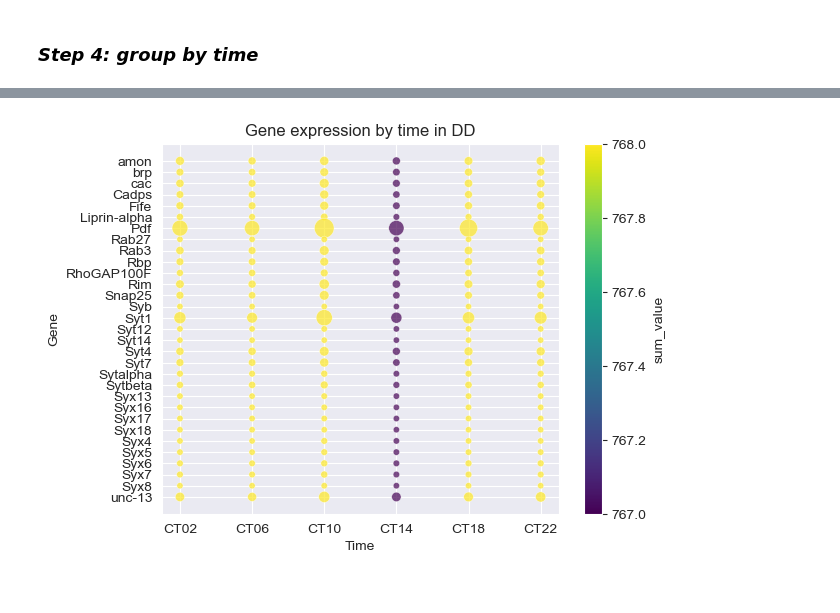
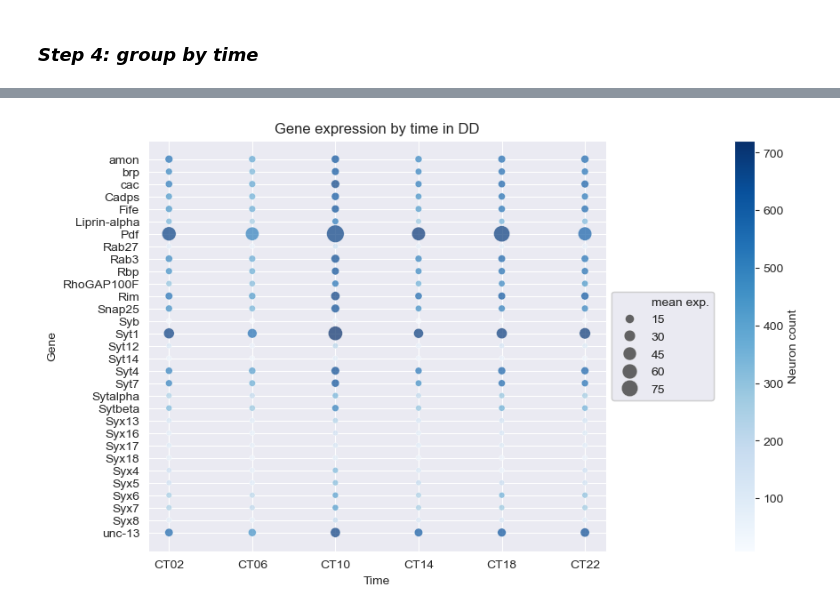
Before and after one commit to gonzagrau/circadian-drosophilia-viewer, a Jupyter notebook: groupby_time.ipynb, the cells around one changed output, grey strips where cells are left out. Drawn from its saved outputs; the diff is of its cells as text; code cells hidden in the pictures.

```diff
--- a/groupby_time.ipynb
+++ b/groupby_time.ipynb
@@ -141,2 +143,5 @@ genexp_df_DD.to_csv('genexp_dd.csv')
 # %% [markdown]
 ### *Step 4: group by time*
+# %%
+genexp_df_DD = pd.read_csv('genexp_dd.csv', index_col=0)
+genexp_df_DD
@@ -143,7 +162,10 @@ genexp_df_DD.to_csv('genexp_dd.csv')
+# %%
+count_df = genexp_df_DD[genexp_df_DD != 0]\
+                        .drop(['date', 'experiment'], axis='columns')\
+                        .groupby('exp_time')\
+                        .count().T
 # %%
-genexp_DD_by_time = genexp_df_DD\
-                    .drop(['date', 'experiment'], axis='columns')\
-                    .groupby('exp_time')
+mean_df = genexp_df_DD\
+                        .drop(['date', 'experiment'], axis='columns')\
+                        .groupby('exp_time')\
+                        .mean().T
-# %%
-count_df = genexp_DD_by_time.count().T
-mean_df = genexp_DD_by_time.mean().T
@@ -150,25 +176,34 @@ mean_df = genexp_DD_by_time.mean().T
 # %%
 # melt and combine dataframes
-count_melted = count_df.reset_index().melt(id_vars='index', var_name='column', value_name='sum_value')
-mean_melted = mean_df.reset_index().melt(id_vars='index', var_name='column', value_name='mean_value')
+count_melted = count_df.reset_index().melt(id_vars='index', var_name='column', value_name='cell count')
+mean_melted = mean_df.reset_index().melt(id_vars='index', var_name='column', value_name='mean exp.')
 merged_df = pd.merge(count_melted, mean_melted, on=['index', 'column'])
 
 # create dot plot
-scatter = sns.scatterplot(data=merged_df, x='column', y='index', size='mean_value', hue='sum_value',
-                          palette='viridis', sizes=(20, 200), legend='brief', edgecolor='w', alpha=0.7)
-scatter.get_legend().remove()
+fig, ax = plt.subplots(figsize=(10, 6))
+scatter = sns.scatterplot(data=merged_df, x='column', y='index', size='mean exp.', hue='cell count',
+                          palette='Blues', sizes=(20, 200), legend='brief', edgecolor='w', alpha=0.7)
+
 # create a colorbar
 norm = plt.Normalize(count_df.values.min(), count_df.values.max())
-sm = plt.cm.ScalarMappable(cmap="viridis", norm=norm)
+sm = plt.cm.ScalarMappable(cmap="Blues", norm=norm)
 sm.set_array([])
-cbar = plt.colorbar(sm, ax=scatter.axes)
-cbar.set_label('sum_value')
+cbar = plt.colorbar(sm, ax=scatter.axes, pad=0.02)
+cbar.set_label('Neuron count')
 
-# Customize the plot
+# legend with scales
+handles, labels = scatter.get_legend_handles_labels()
+box = scatter.get_position()
+scatter.set_position([box.x0, box.y0, box.width * 0.8, box.height])
+size_legend = plt.legend(handles[-len(mean_df.columns):], labels[-len(mean_df.columns):],
+                         loc="center right", bbox_to_anchor=(1.25, 0.5), frameon=True)
+plt.gca().add_artist(size_legend)
+
+# titles and labels
 plt.title('Gene expression by time in DD')
 plt.xlabel('Time')
 plt.ylabel('Gene')
-# plt.savefig('genexp_dd_dotplot.png')
+plt.savefig('genexp_dd_dotplot.png')
 plt.show()
 # %% [output]
-[figure, old version]
+[figure, new version]
```
Also changed, not shown: parts of 3 cells of this notebook, 1 other file.
